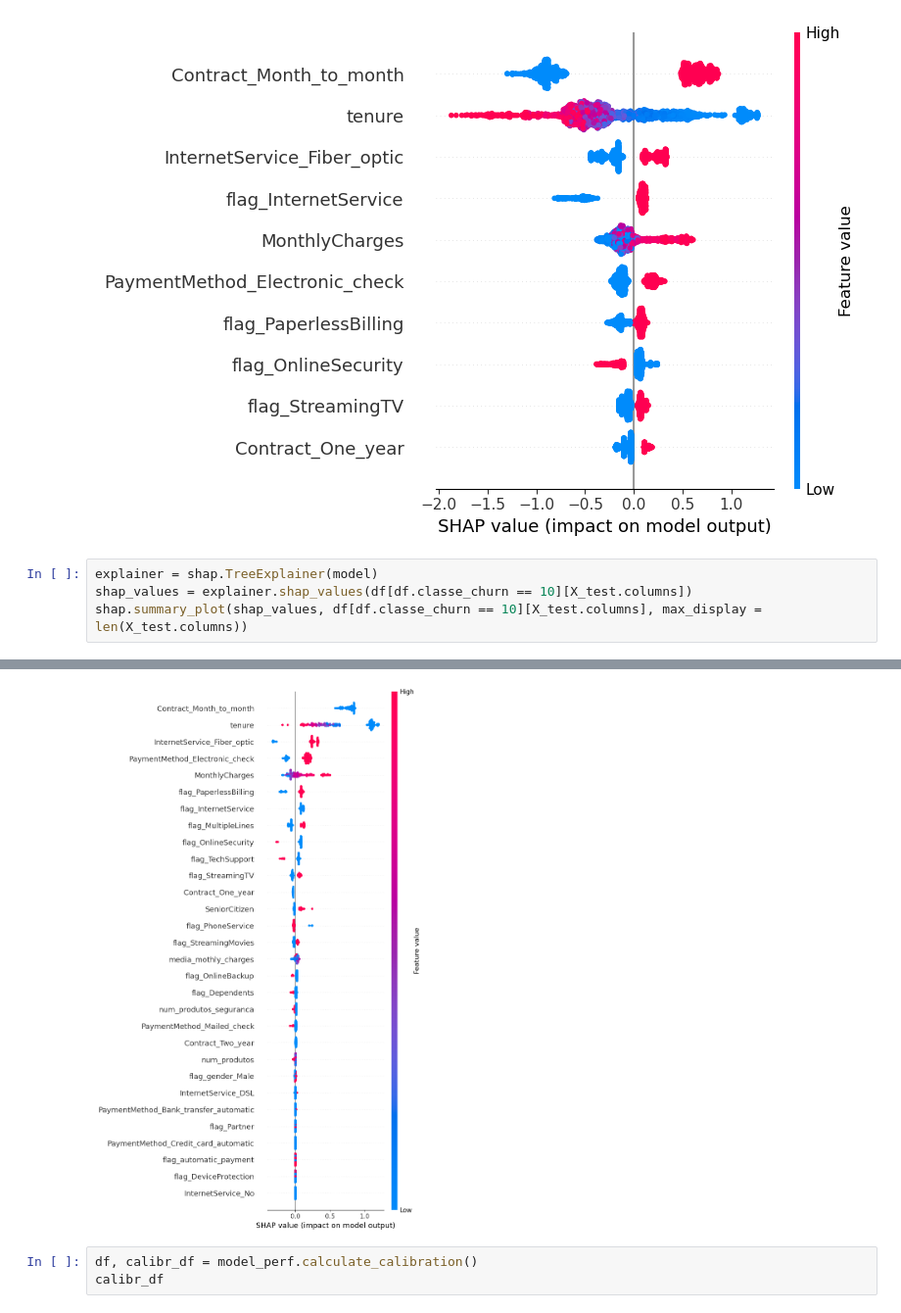
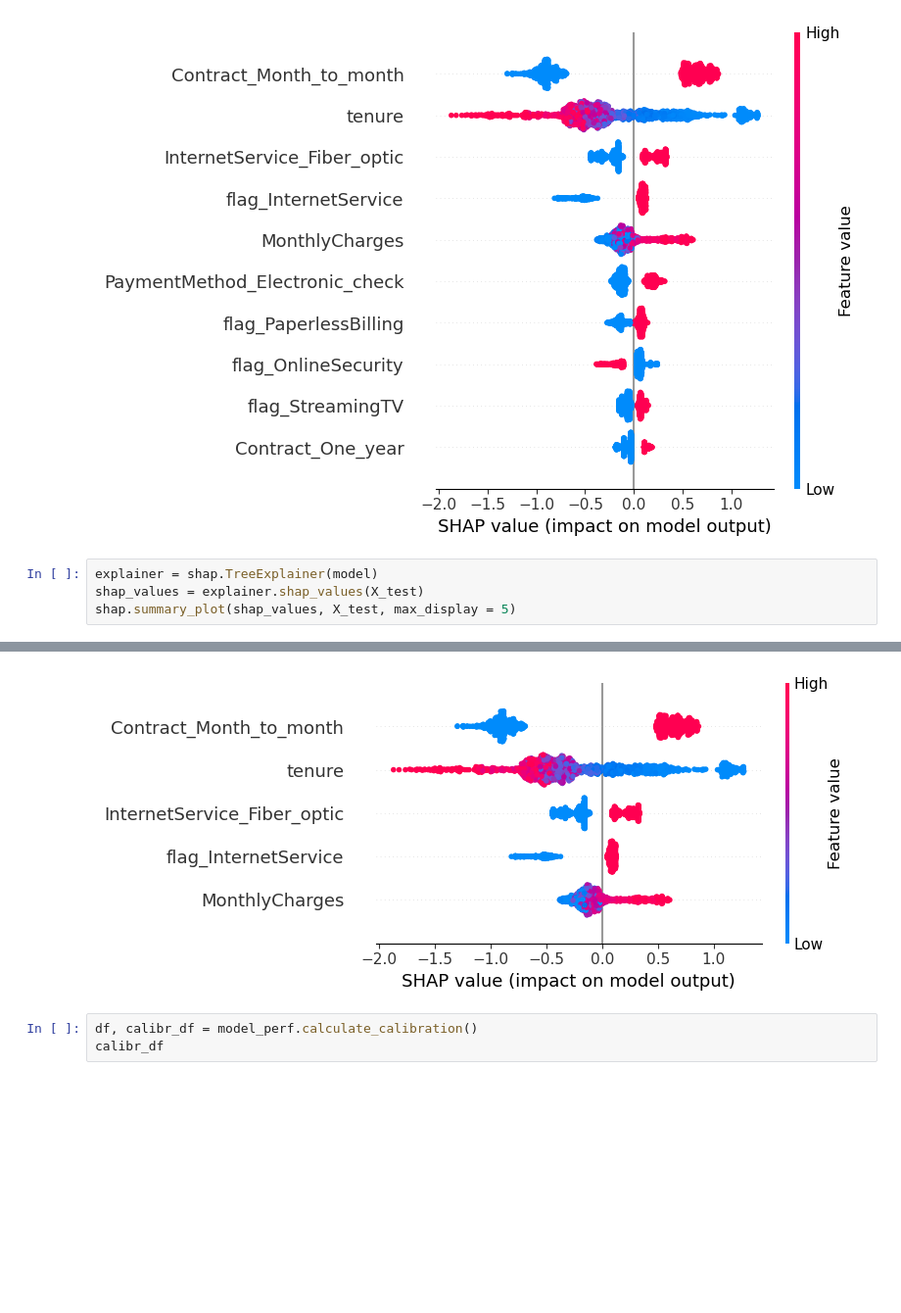
Before and after one commit to gavezum/a3_desafio_tecnico, a Jupyter notebook: training.ipynb, the cells around one changed output, grey strips where cells are left out. Shown at 98% size. Saved outputs shown, nothing was run; the diff lists cells and outputs as text; blank space fills up the shorter version.

```diff
--- a/training.ipynb
+++ b/training.ipynb
@@ -125,6 +129,6 @@ model_perf.compute_shap_values()
 [figure]
 # %%
 explainer = shap.TreeExplainer(model)
-shap_values = explainer.shap_values(df[df.classe_churn == 10][X_test.columns])
-shap.summary_plot(shap_values, df[df.classe_churn == 10][X_test.columns], max_display = len(X_test.columns))
+shap_values = explainer.shap_values(X_test)
+shap.summary_plot(shap_values, X_test, max_display = 5)
 # %% [output]
@@ -132,4 +136,4 @@ shap.summary_plot(shap_values, df[df.classe_churn == 10][X_test.columns], max_di
-[figure, old version]
+[figure, new version]
 # %%
 df, calibr_df = model_perf.calculate_calibration()
 calibr_df
```
Also changed, not shown: parts of 4 cells of this notebook, 2 other files.
